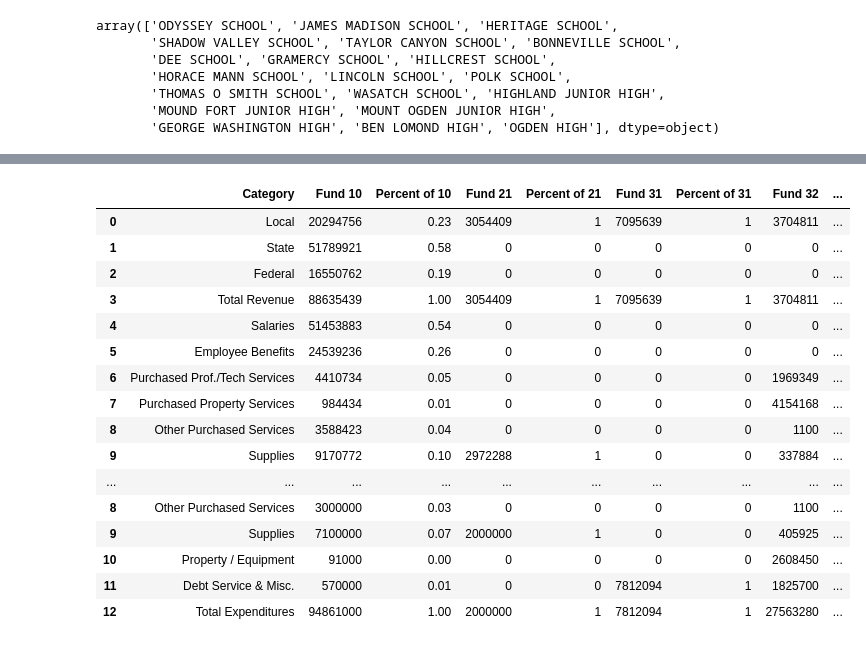
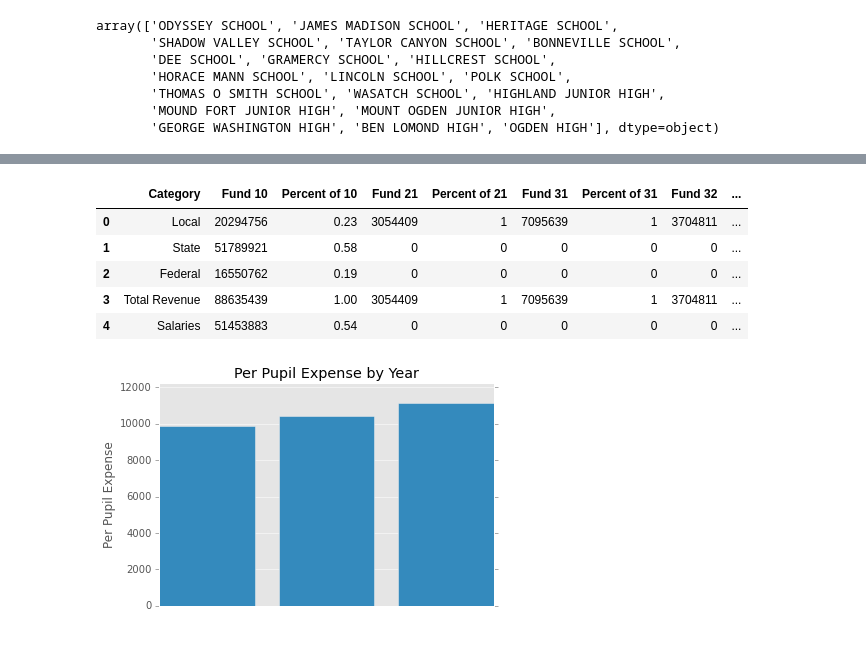
Before and after one commit to davidrichards/ogden_school_district, a Jupyter notebook: School District Overview.ipynb, the cells around one changed output, grey strips where cells are left out. Drawn from its saved outputs; the diff is of its cells as text; code cells hidden in the pictures.

```diff
--- a/School District Overview.ipynb
+++ b/School District Overview.ipynb
@@ -205,34 +205,45 @@ ogden.head()
 # %%
 budget_converters = {'Percent of 10': general_parse,
                     'Percent of 21': general_parse,
                     'Percent of 31': general_parse,
                     'Percent of 32': general_parse,
                     'Percent of 49': general_parse,
                     'Percent of All Funds': general_parse}
 
 budget_2014 = pd.read_csv('budget_2014.csv', converters=budget_converters)
 budget_2014['Year'] = 2014
 budget_2015 = pd.read_csv('budget_2015.csv', converters=budget_converters)
 budget_2015['Year'] = 2015
 budget_2016 = pd.read_csv('budget_2016.csv', converters=budget_converters)
 budget_2016['Year'] = 2016
 budgets = pd.concat([budget_2014, budget_2015, budget_2016], axis=0)
-budgets
+budgets.head()
 # %% [output]
 |  | Category | Fund 10 | Percent of 10 | Fund 21 | Percent of 21 | Fund 31 | Percent of 31 | Fund 32 | ... |
 | 0 | Local | 20294756 | 0.23 | 3054409 | 1 | 7095639 | 1 | 3704811 | ... |
 | 1 | State | 51789921 | 0.58 | 0 | 0 | 0 | 0 | 0 | ... |
 | 2 | Federal | 16550762 | 0.19 | 0 | 0 | 0 | 0 | 0 | ... |
 | 3 | Total Revenue | 88635439 | 1.00 | 3054409 | 1 | 7095639 | 1 | 3704811 | ... |
 | 4 | Salaries | 51453883 | 0.54 | 0 | 0 | 0 | 0 | 0 | ... |
-| 5 | Employee Benefits | 24539236 | 0.26 | 0 | 0 | 0 | 0 | 0 | ... |
-| 6 | Purchased Prof./Tech Services | 4410734 | 0.05 | 0 | 0 | 0 | 0 | 1969349 | ... |
-| 7 | Purchased Property Services | 984434 | 0.01 | 0 | 0 | 0 | 0 | 4154168 | ... |
-| 8 | Other Purchased Services | 3588423 | 0.04 | 0 | 0 | 0 | 0 | 1100 | ... |
-| 9 | Supplies | 9170772 | 0.10 | 2972288 | 1 | 0 | 0 | 337884 | ... |
-| ... | ... | ... | ... | ... | ... | ... | ... | ... | ... |
-| 8 | Other Purchased Services | 3000000 | 0.03 | 0 | 0 | 0 | 0 | 1100 | ... |
-| 9 | Supplies | 7100000 | 0.07 | 2000000 | 1 | 0 | 0 | 405925 | ... |
-| 10 | Property / Equipment | 91000 | 0.00 | 0 | 0 | 0 | 0 | 2608450 | ... |
-| 11 | Debt Service & Misc. | 570000 | 0.01 | 0 | 0 | 7812094 | 1 | 1825700 | ... |
-| 12 | Total Expenditures | 94861000 | 1.00 | 2000000 | 1 | 7812094 | 1 | 27563280 | ... |
+# %%
+total_students = student_counts['Students'].sum()
+total_expenditures = budgets[budgets['Category'] == 'Total Expenditures'].copy()
+total_expenditures['Per Pupil Expense'] = np.divide(total_expenditures['All Funds'], total_students)
+per_pupil_expense = total_expenditures['Per Pupil Expense']
+
+minyear = total_expenditures['Year'].min()
+ylim = per_pupil_expense.max() * 1.1
+ind = np.arange(len(per_pupil_expense))
+width = 0.45
+
+fig, ax = plt.subplots()
+ax.set_xticks(ind + width/2)
+ax.set_xticklabels([str(minyear+i) for i in ind])
+
+ax.bar(total_expenditures['Year'], per_pupil_expense)
+ax.set_ylim([0, ylim])
+ax.set_ylabel('Per Pupil Expense')
+plt.title("Per Pupil Expense by Year")
+plt.show()
+# %% [output]
+[figure, added]
```
Also changed, not shown: parts of 1 cell of this notebook, 1 other file.
